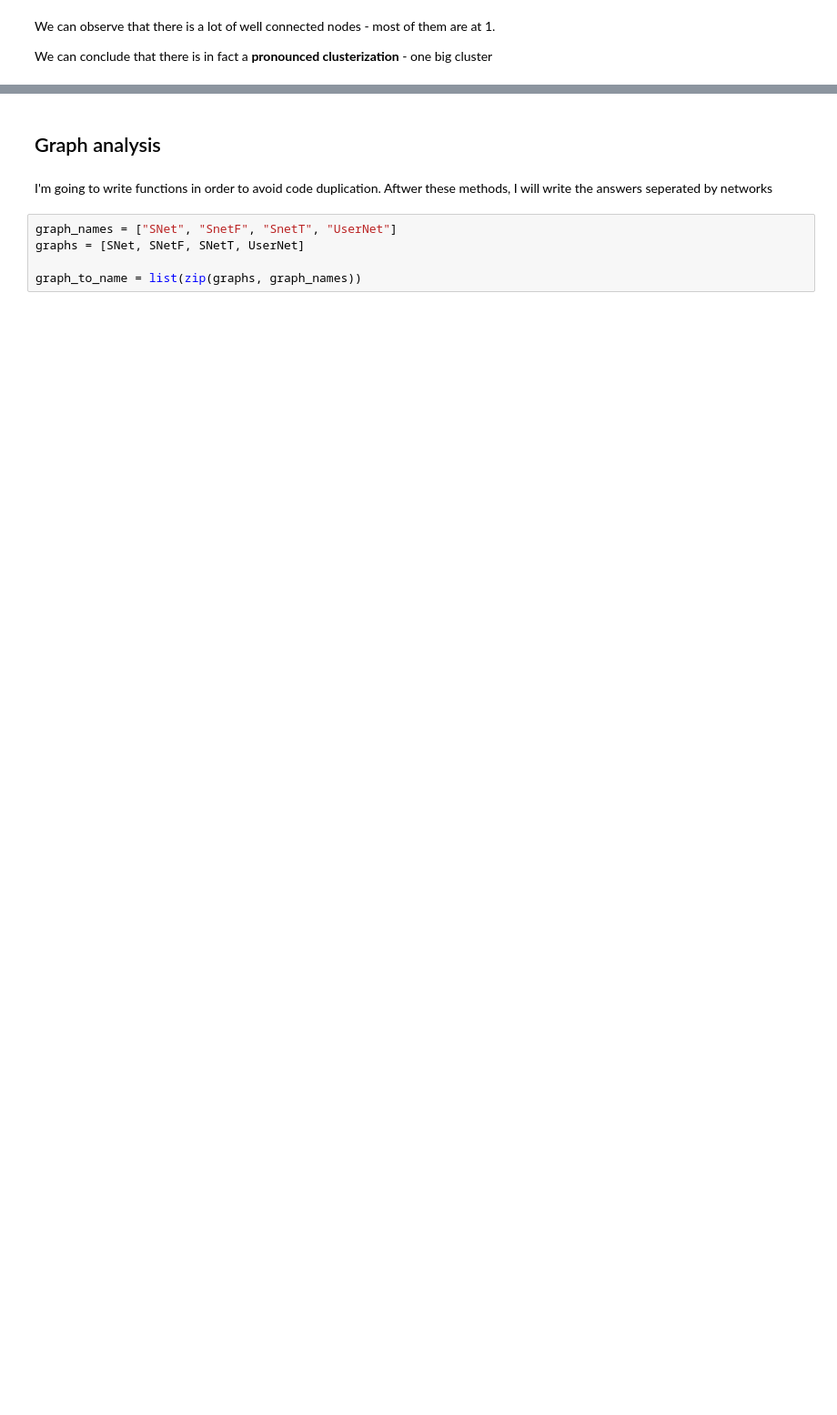
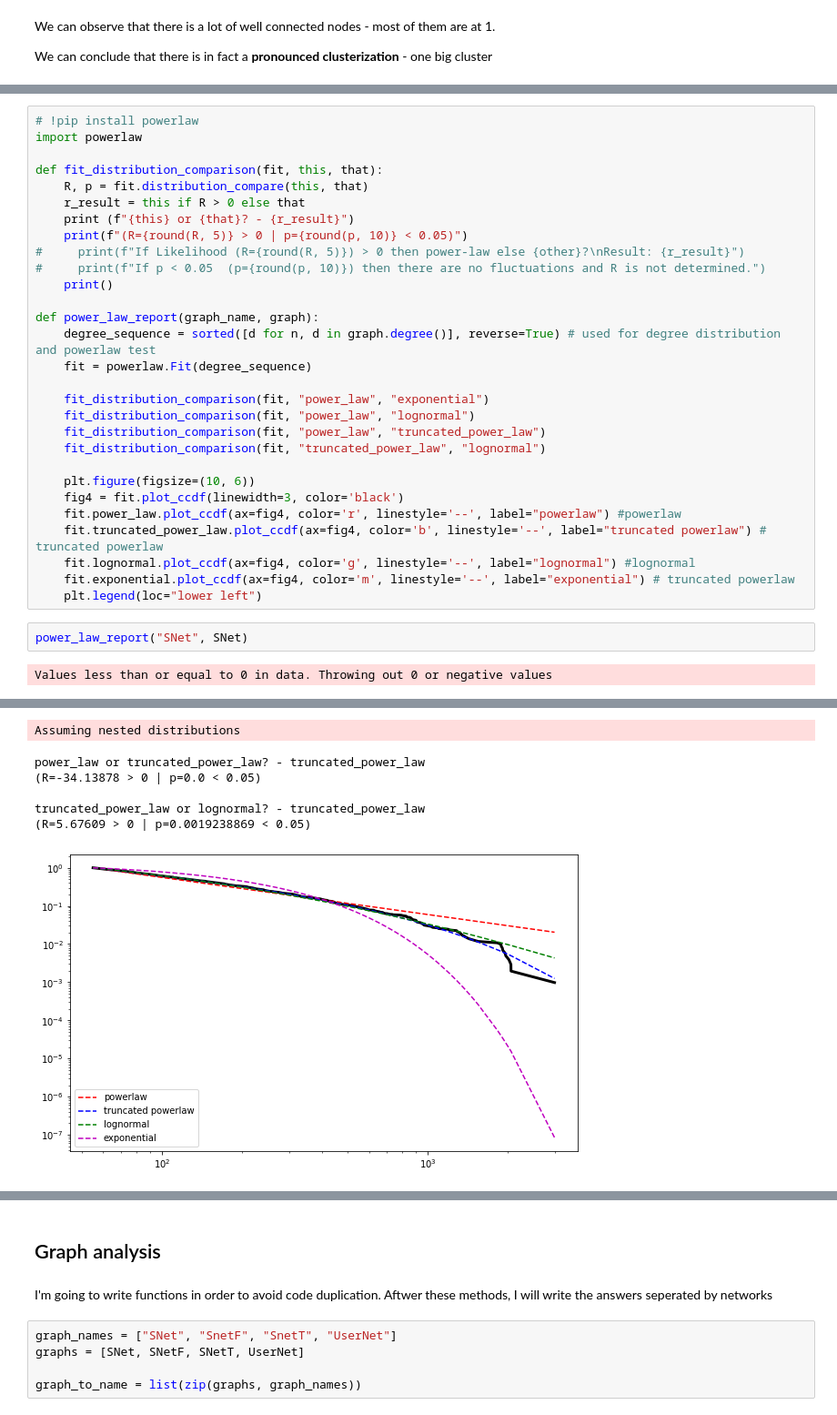
Before and after one commit to milicevicMarko/Reddit2008-Analysis, a Jupyter notebook: Basic characteristics.ipynb, the cells around one changed output, grey strips where cells are left out. Shown: that part at 91% size. Cells and saved outputs as stored; diff of their text form; blank space fills up the shorter version.

```diff
--- a/Basic characteristics.ipynb
+++ b/Basic characteristics.ipynb
@@ -171,0 +303,33 @@ We can conclude that there is in fact a **pronounced clusterization** - one big
+# %%
+# !pip install powerlaw
+import powerlaw
+
+def fit_distribution_comparison(fit, this, that):
+    R, p = fit.distribution_compare(this, that)
+    r_result = this if R > 0 else that
+    print (f"{this} or {that}? - {r_result}")
+    print(f"(R={round(R, 5)} > 0 | p={round(p, 10)} < 0.05)")
+#     print(f"If Likelihood (R={round(R, 5)}) > 0 then power-law else {other}?\nResult: {r_result}")
+#     print(f"If p < 0.05  (p={round(p, 10)}) then there are no fluctuations and R is not determined.")
+    print()
+
+def power_law_report(graph_name, graph):
+    degree_sequence = sorted([d for n, d in graph.degree()], reverse=True) # used for degree distribution and powerlaw test
+    fit = powerlaw.Fit(degree_sequence)
+
+    fit_distribution_comparison(fit, "power_law", "exponential")
+    fit_distribution_comparison(fit, "power_law", "lognormal")
+    fit_distribution_comparison(fit, "power_law", "truncated_power_law")
+    fit_distribution_comparison(fit, "truncated_power_law", "lognormal")
+
+    plt.figure(figsize=(10, 6))
+    fig4 = fit.plot_ccdf(linewidth=3, color='black')
+    fit.power_law.plot_ccdf(ax=fig4, color='r', linestyle='--', label="powerlaw") #powerlaw
+    fit.truncated_power_law.plot_ccdf(ax=fig4, color='b', linestyle='--', label="truncated powerlaw") # truncated powerlaw
+    fit.lognormal.plot_ccdf(ax=fig4, color='g', linestyle='--', label="lognormal") #lognormal
+    fit.exponential.plot_ccdf(ax=fig4, color='m', linestyle='--', label="exponential") # truncated powerlaw
+    plt.legend(loc="lower left")
+# %%
+power_law_report("SNet", SNet)
+# %% [output]
+Values less than or equal to 0 in data. Throwing out 0 or negative values
@@ -171,0 +342,7 @@ We can conclude that there is in fact a **pronounced clusterization** - one big
+Assuming nested distributions
+power_law or truncated_power_law? - truncated_power_law
+(R=-34.13878 > 0 | p=0.0 < 0.05)
+
+truncated_power_law or lognormal? - truncated_power_law
+(R=5.67609 > 0 | p=0.0019238869 < 0.05)
+[figure, added]
```
Also changed, not shown: parts of 38 cells of this notebook.
